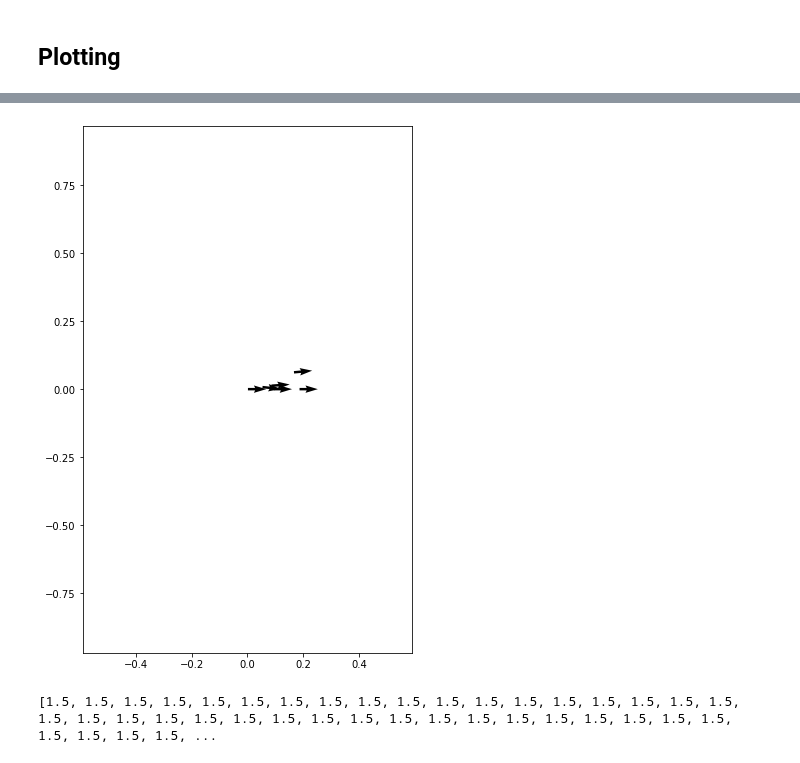
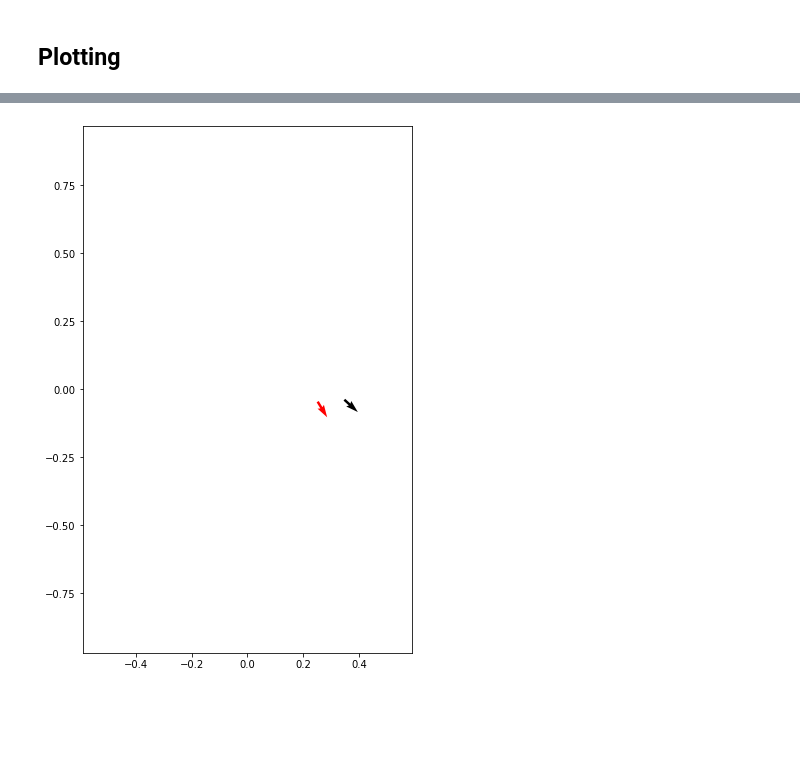
Before and after one commit to Rob0tMakers/4_robot_simulation, a Jupyter notebook: simulation/particle-filtering.ipynb, the cells around one changed output, grey strips where cells are left out. Drawn from its saved outputs; the diff is of its cells as text; code cells hidden in the pictures; blank space fills up the shorter version.

```diff
--- a/simulation/particle-filtering.ipynb
+++ b/simulation/particle-filtering.ipynb
@@ -376,7 +391,7 @@ def plotTrajectoryByIndex(data, data2, i, end=1):
     ax.set_ylim(-H/2, H/2)
 
     ax.quiver(data[i:j,0], data[i:j,1], data[i:j,2], data[i:j,3])
-    ax.quiver(data2[i:j,0], data2[i:j,1], data2[i:j,2], data2[i:j,3])
+    ax.quiver(data2[i:j,0], data2[i:j,1], data2[i:j,2], data2[i:j,3], color="red")
 
     plt.show()
 # %%
@@ -390,8 +405,4 @@ plotTrajectory(data2)
 # %%
-plotTrajectoryByIndex(data, data2, 0, 3)
+plotTrajectoryByIndex(data, data2, 10)
 # %% [output]
-[figure, old version]
+[figure, new version]
-# %%
-print(camera_prompts)
-# %% [output]
-[1.5, 1.5, 1.5, 1.5, 1.5, 1.5, 1.5, 1.5, 1.5, 1.5, 1.5, 1.5, 1.5, 1.5, 1.5, 1.5, 1.5, 1.5, 1.5, 1.5, 1.5, 1.5, 1.5, 1.5, 1.5, 1.5, 1.5, 1.5, 1.5, 1.5, 1.5, 1.5, 1.5, 1.5, 1.5, 1.5, 1.5, 1.5, 1.5, 1.5, ...
```
Also changed, not shown: parts of 7 cells of this notebook, 2 other files.
